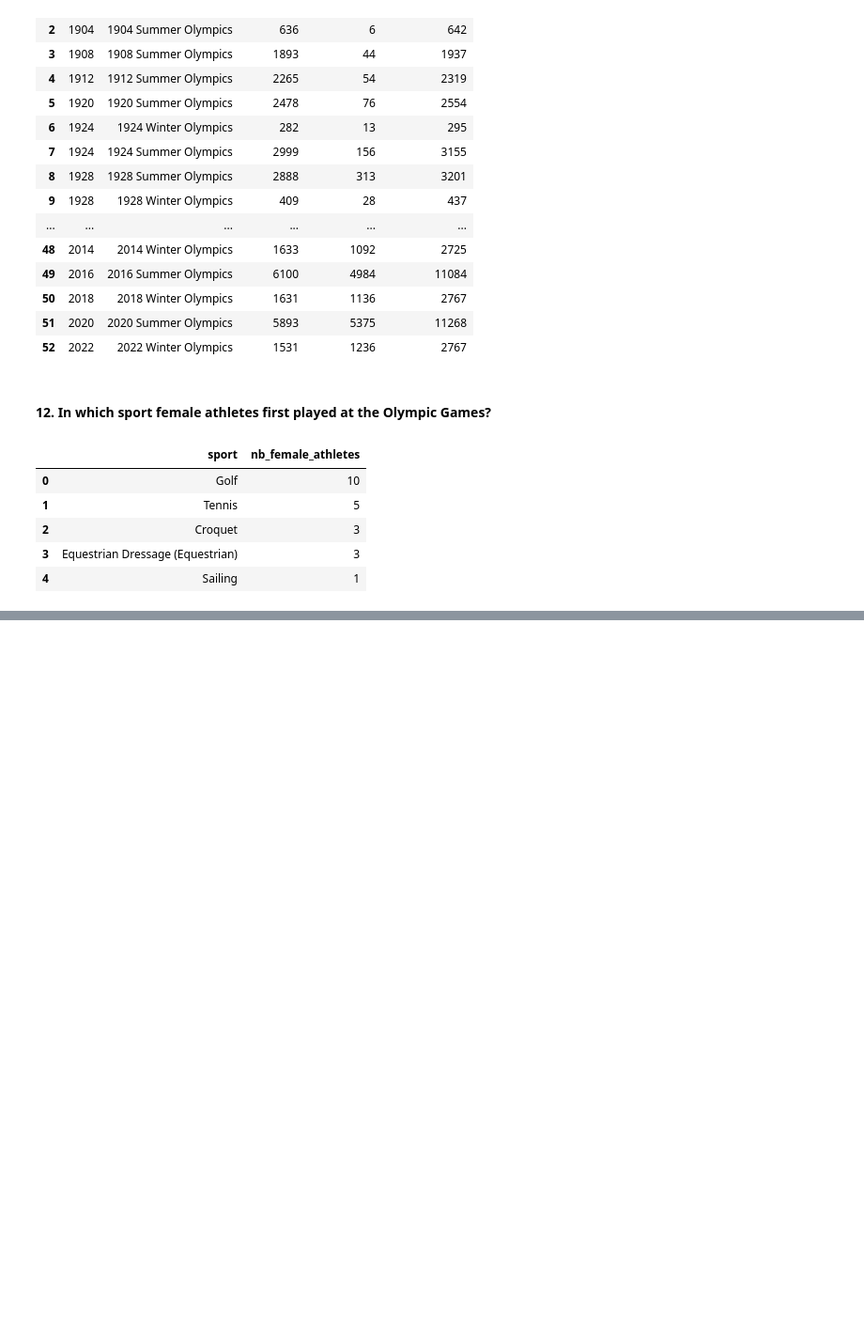
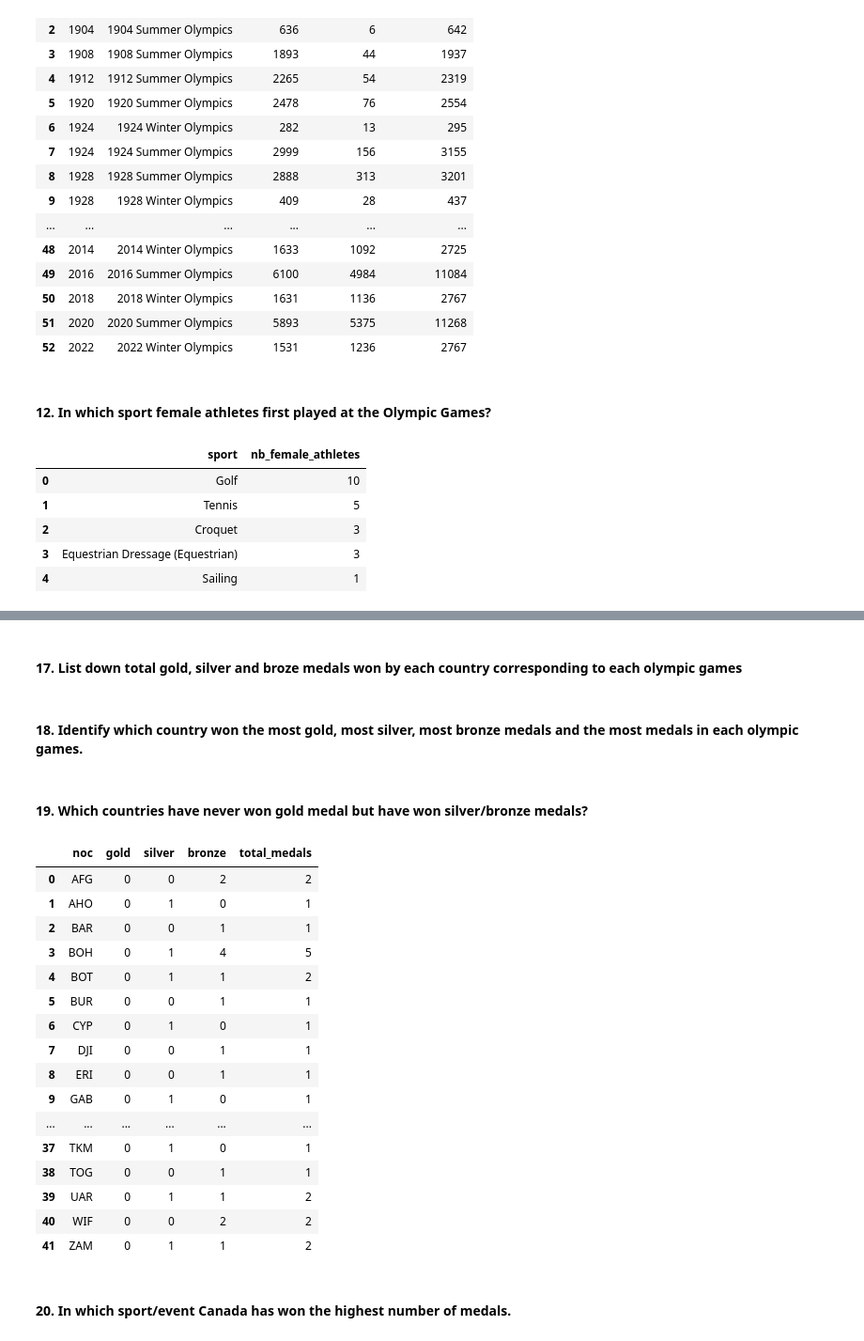
Before and after one commit to chanronnie/Olympics, a Jupyter notebook: analysis/olympics_analysis.ipynb, the cells around one changed output, grey strips where cells are left out. Shown: that part at 94% size. Drawn from its saved outputs; the diff is of its cells as text; code cells hidden in the pictures; blank space fills up the shorter version.

```diff
--- a/analysis/olympics_analysis.ipynb
+++ b/analysis/olympics_analysis.ipynb
@@ -688,0 +767,57 @@ WHERE h.id = 93860 AND h.medal = 'Gold'
+# %% [markdown]
+#### 17. List down total gold, silver and broze medals won by each country corresponding to each olympic games
+# %% [markdown]
+#### 18. Identify which country won the most gold, most silver, most bronze medals and the most medals in each olympic games.
+# %% [markdown]
+#### 19. Which countries have never won gold medal but have won silver/bronze medals?
+# %%
+pd.read_sql("""
+WITH count_medals_cte AS
+(
+    -- Partition the dataset by country, specific games, events and medals
+
+    SELECT
+        h.noc,
+        h.game,
+        h.event,
+        h.medal,
+        ROW_NUMBER() OVER (PARTITION BY h.noc, h.game, h.event, h.medal) AS rk
+    FROM olympics.olympic_history_cleaned h
+    JOIN olympics.athletes_roles r ON h.id = r.id
+    WHERE h.event LIKE '%(Olympic)%'
+)
+SELECT
+    noc,
+    SUM(CASE WHEN medal = 'Gold' THEN 1 ELSE 0 END) AS gold,
+    SUM(CASE WHEN medal = 'Silver' THEN 1 ELSE 0 END) AS silver,
+    SUM(CASE WHEN medal = 'Bronze' THEN 1 ELSE 0 END) AS bronze,
+    COUNT(medal) AS total_medals
+FROM count_medals_cte
+WHERE rk = 1
+GROUP BY noc
+HAVING SUM(CASE WHEN medal = 'Gold' THEN 1 ELSE 0 END) = 0 AND
+    (SUM(CASE WHEN medal = 'Silver' THEN 1 ELSE 0 END) > 0 OR
+    SUM(CASE WHEN medal = 'Bronze' THEN 1 ELSE 0 END) >0)
+ORDER BY noc
+
+""", conn)
+# %% [output]
+|  | noc | gold | silver | bronze | total_medals |
+| 0 | AFG | 0 | 0 | 2 | 2 |
+| 1 | AHO | 0 | 1 | 0 | 1 |
+| 2 | BAR | 0 | 0 | 1 | 1 |
+| 3 | BOH | 0 | 1 | 4 | 5 |
+| 4 | BOT | 0 | 1 | 1 | 2 |
+| 5 | BUR | 0 | 0 | 1 | 1 |
+| 6 | CYP | 0 | 1 | 0 | 1 |
+| 7 | DJI | 0 | 0 | 1 | 1 |
+| 8 | ERI | 0 | 0 | 1 | 1 |
+| 9 | GAB | 0 | 1 | 0 | 1 |
+| ... | ... | ... | ... | ... | ... |
+| 37 | TKM | 0 | 1 | 0 | 1 |
+| 38 | TOG | 0 | 0 | 1 | 1 |
+| 39 | UAR | 0 | 1 | 1 | 2 |
+| 40 | WIF | 0 | 0 | 2 | 2 |
+| 41 | ZAM | 0 | 1 | 1 | 2 |
+# %% [markdown]
+#### 20. In which sport/event Canada has won the highest number of medals.
```
Also changed, not shown: parts of 24 cells of this notebook.
